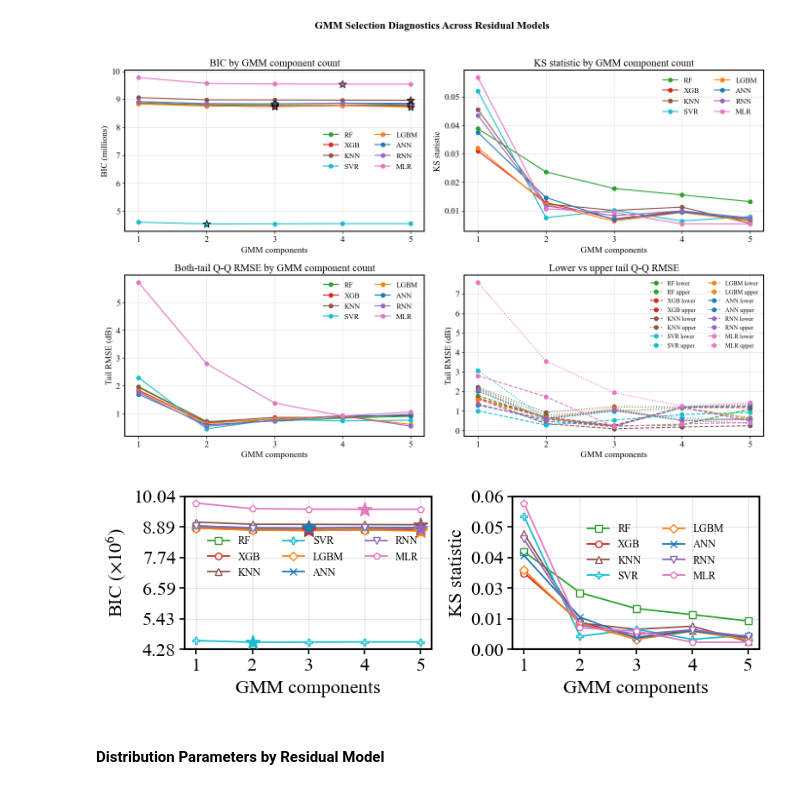
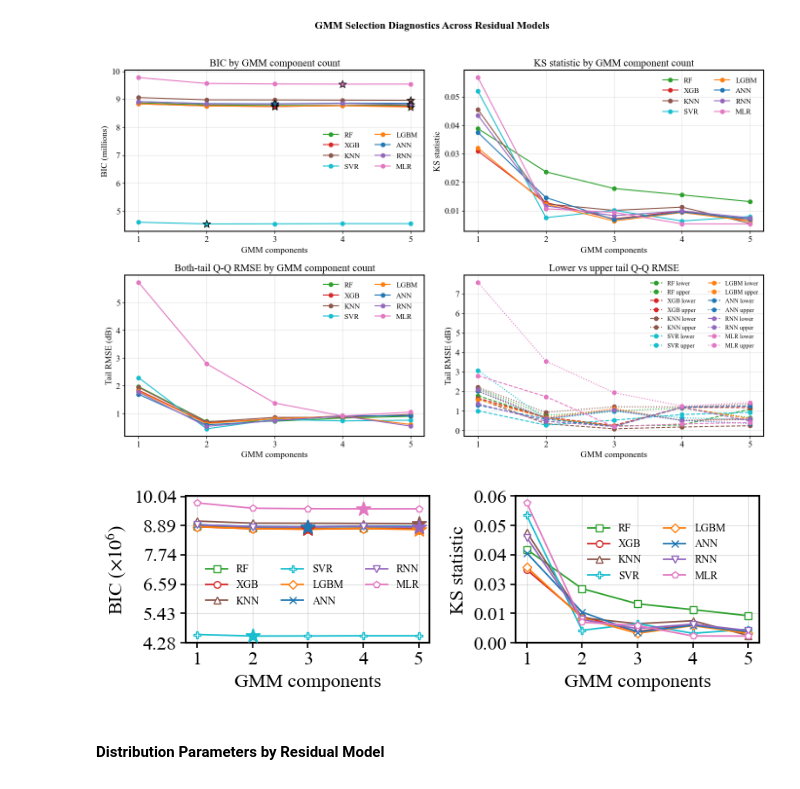
Before and after one commit to nahshonmokua/LoRaWAN-IndoorPathLossModeling-ML, a Jupyter notebook: 10_SHADOW FADING ANALYSIS.ipynb, the cells around one changed output. Drawn from its saved outputs; the diff is of its cells as text; code cells hidden in the pictures.

```diff
--- a/10_SHADOW FADING ANALYSIS.ipynb
+++ b/10_SHADOW FADING ANALYSIS.ipynb
@@ -861,35 +861,35 @@ for model_name in MODEL_ORDER:
     axes[0].scatter([state["best_gmm_components"]], [float(state["best_gmm_row"]["BIC"]) / 1e6], s=140, marker="*", facecolor=color, edgecolor=color, linewidth=1.2, zorder=5)
 
     axes[1].plot(gmm_df["GMM Components"], gmm_df["KS Statistic"], marker=marker, linestyle="-", color=color, markerfacecolor="white", markeredgecolor=color, linewidth=1.3, markersize=5.5, label=model_name)
 
 axes[0].set_ylabel(r"BIC ($\times 10^6$)", fontsize=LABEL_FONTSIZE)
 axes[0].set_xlabel("GMM components", fontsize=LABEL_FONTSIZE)
-axes[0].legend(frameon=False, ncol=3, fontsize=LEGEND_FONTSIZE, loc="upper center", bbox_to_anchor=(0.52, 0.80))
+axes[0].legend(frameon=False, ncol=3, fontsize=LEGEND_FONTSIZE, loc="upper center", bbox_to_anchor=(0.52, 0.60))
 
 axes[1].set_ylabel("KS statistic", fontsize=LABEL_FONTSIZE)
 axes[1].set_xlabel("GMM components", fontsize=LABEL_FONTSIZE)
 axes[1].legend(frameon=False, ncol=2, fontsize=LEGEND_FONTSIZE, loc="upper center", bbox_to_anchor=(0.58, 0.88))
 
 axes[0].yaxis.set_major_locator(LinearLocator(numticks=Y_TICKS_BIC))
 axes[1].yaxis.set_major_locator(LinearLocator(numticks=Y_TICKS_KS))
 axes[0].yaxis.set_major_formatter(FormatStrFormatter("%.2f"))
 axes[1].yaxis.set_major_formatter(FormatStrFormatter("%.2f"))
 
 for ax in axes:
     ax.set_xticks(list(GMM_COMPONENTS))
     ax.tick_params(axis="both", which="major", labelsize=TICK_FONTSIZE, width=1.2, length=4)
     ax.grid(True, alpha=0.35)
     for spine in ax.spines.values():
         spine.set_linewidth(1.5)
         spine.set_edgecolor("black")
 
 plt.tight_layout()
 
 os.makedirs("Figures", exist_ok=True)
 plt.savefig("Figures/gmm_bic_ks_multi_residuals.png", dpi=600, bbox_inches="tight")
 plt.show()
 # %% [output]
-[figure, old version]
+[figure, new version]
 # %% [markdown]
 #### Distribution Parameters by Residual Model
 # %%
```
Also changed, not shown: parts of 1 cell of this notebook.
